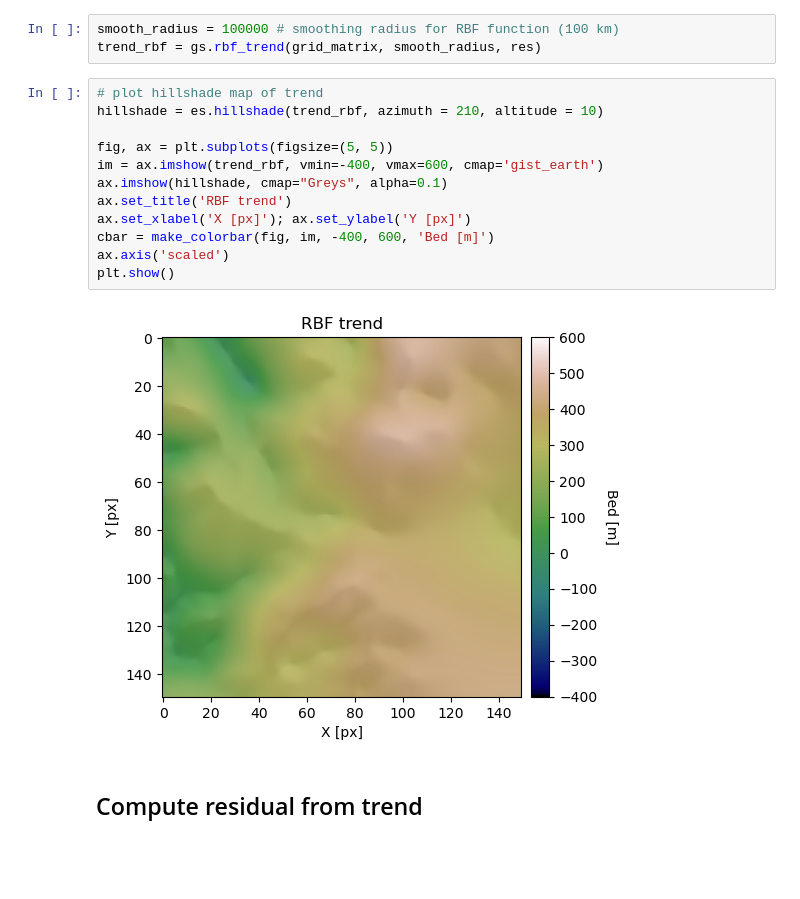
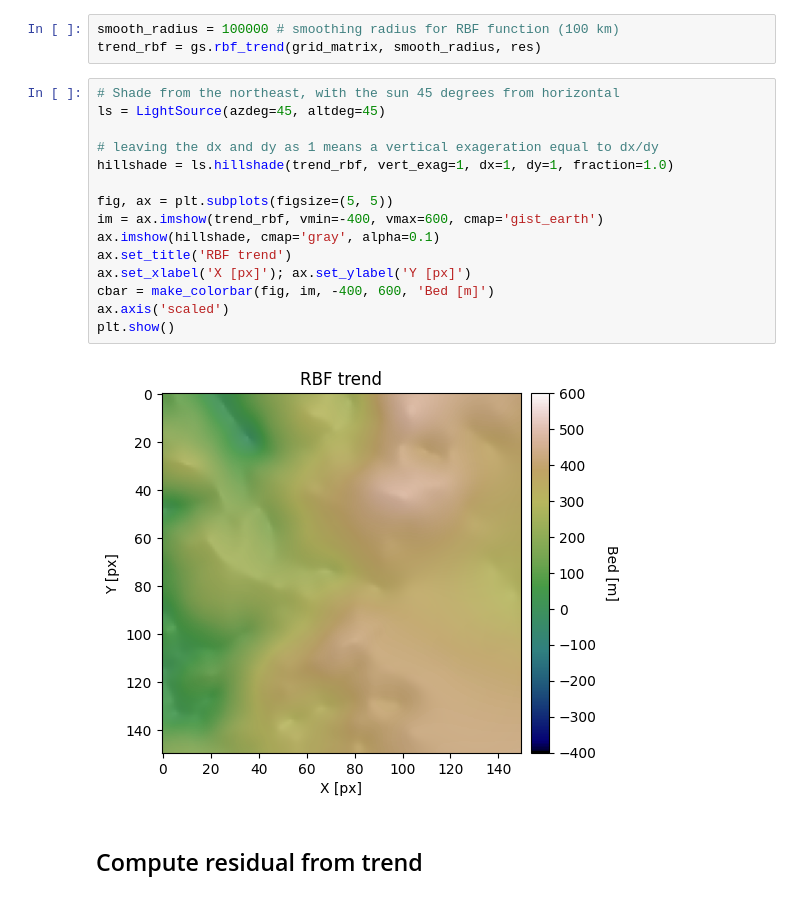
Before and after one commit to GatorGlaciology/GStatSim, a Jupyter notebook: demos/8_interpolation_with_a_trend.ipynb, the cells around one changed output. Saved outputs shown, nothing was run; the diff lists cells and outputs as text; blank space fills up the shorter version.

```diff
--- a/demos/8_interpolation_with_a_trend.ipynb
+++ b/demos/8_interpolation_with_a_trend.ipynb
@@ -47,19 +47,22 @@ df_grid = df_grid.rename(columns = {"Z": "Bed"}) # rename column for consistency
 smooth_radius = 100000 # smoothing radius for RBF function (100 km)
 trend_rbf = gs.rbf_trend(grid_matrix, smooth_radius, res)
 # %%
-# plot hillshade map of trend
-hillshade = es.hillshade(trend_rbf, azimuth = 210, altitude = 10)
+# Shade from the northeast, with the sun 45 degrees from horizontal
+ls = LightSource(azdeg=45, altdeg=45)
+
+# leaving the dx and dy as 1 means a vertical exageration equal to dx/dy
+hillshade = ls.hillshade(trend_rbf, vert_exag=1, dx=1, dy=1, fraction=1.0)
 
 fig, ax = plt.subplots(figsize=(5, 5))
 im = ax.imshow(trend_rbf, vmin=-400, vmax=600, cmap='gist_earth')
-ax.imshow(hillshade, cmap="Greys", alpha=0.1)
+ax.imshow(hillshade, cmap='gray', alpha=0.1)
 ax.set_title('RBF trend')
 ax.set_xlabel('X [px]'); ax.set_ylabel('Y [px]')
 cbar = make_colorbar(fig, im, -400, 600, 'Bed [m]')
 ax.axis('scaled')
 plt.show()
 # %% [output]
-[figure, old version]
+[figure, new version]
 # %% [markdown]
 ## Compute residual from trend
 # %%
```
Also changed, not shown: parts of 9 cells of this notebook, 12 other files.
